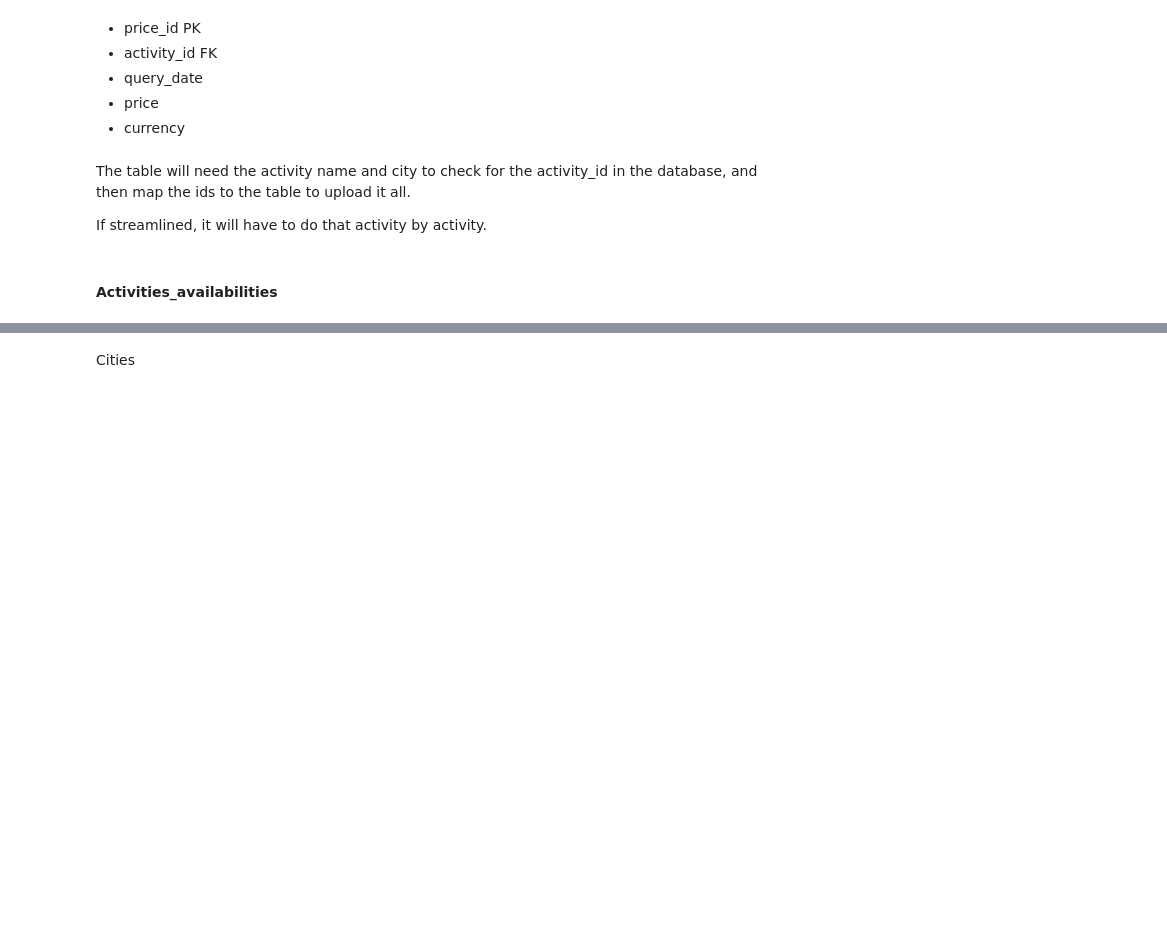
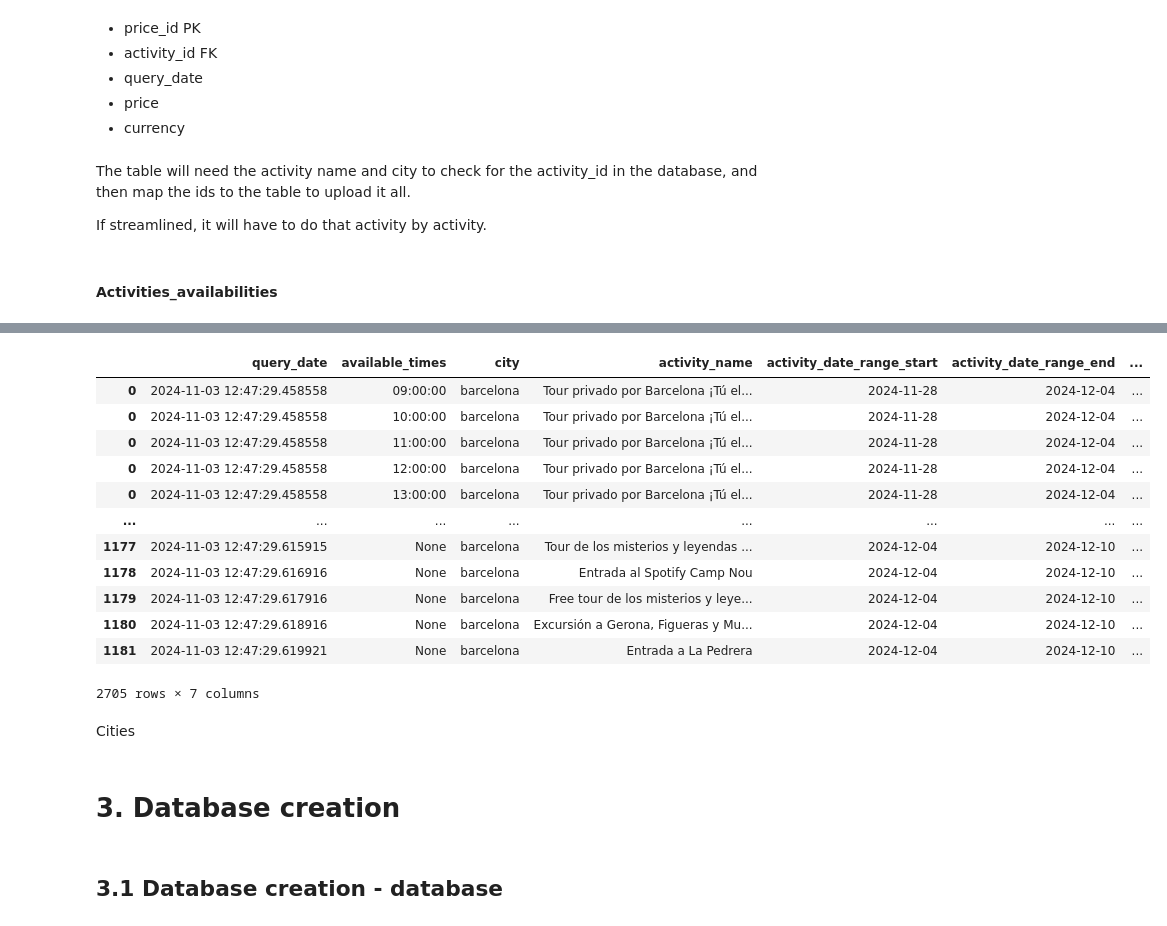
Before and after one commit to MiguelLopezVirues/travel_planner, a Jupyter notebook: notebooks/3_data_load.ipynb, the cells around one changed output, grey strips where cells are left out. Saved outputs shown, nothing was run; the diff lists cells and outputs as text; code cells hidden in the pictures; blank space fills up the shorter version.

```diff
--- a/notebooks/3_data_load.ipynb
+++ b/notebooks/3_data_load.ipynb
@@ -69,0 +258,16 @@ activities_prices = activities[["query_date","price","currency"]]
+# %%
+availabilities
+# %% [output]
+|  | query_date | available_times | city | activity_name | activity_date_range_start | activity_date_range_end | ... |
+| 0 | 2024-11-03 12:47:29.458558 | 09:00:00 | barcelona | Tour privado por Barcelona ¡Tú el... | 2024-11-28 | 2024-12-04 | ... |
+| 0 | 2024-11-03 12:47:29.458558 | 10:00:00 | barcelona | Tour privado por Barcelona ¡Tú el... | 2024-11-28 | 2024-12-04 | ... |
+| 0 | 2024-11-03 12:47:29.458558 | 11:00:00 | barcelona | Tour privado por Barcelona ¡Tú el... | 2024-11-28 | 2024-12-04 | ... |
+| 0 | 2024-11-03 12:47:29.458558 | 12:00:00 | barcelona | Tour privado por Barcelona ¡Tú el... | 2024-11-28 | 2024-12-04 | ... |
+| 0 | 2024-11-03 12:47:29.458558 | 13:00:00 | barcelona | Tour privado por Barcelona ¡Tú el... | 2024-11-28 | 2024-12-04 | ... |
+| ... | ... | ... | ... | ... | ... | ... | ... |
+| 1177 | 2024-11-03 12:47:29.615915 | None | barcelona | Tour de los misterios y leyendas ... | 2024-12-04 | 2024-12-10 | ... |
+| 1178 | 2024-11-03 12:47:29.616916 | None | barcelona | Entrada al Spotify Camp Nou | 2024-12-04 | 2024-12-10 | ... |
+| 1179 | 2024-11-03 12:47:29.617916 | None | barcelona | Free tour de los misterios y leye... | 2024-12-04 | 2024-12-10 | ... |
+| 1180 | 2024-11-03 12:47:29.618916 | None | barcelona | Excursión a Gerona, Figueras y Mu... | 2024-12-04 | 2024-12-10 | ... |
+| 1181 | 2024-11-03 12:47:29.619921 | None | barcelona | Entrada a La Pedrera | 2024-12-04 | 2024-12-10 | ... |
+2705 rows × 7 columns
@@ -70,2 +276,6 @@ activities_prices = activities[["query_date","price","currency"]]
 # %% [markdown]
 Cities
+# %% [markdown]
+# 3. Database creation
+# %% [markdown]
+## 3.1 Database creation - database
```
Also changed, not shown: parts of 67 cells of this notebook, 13 other files.
